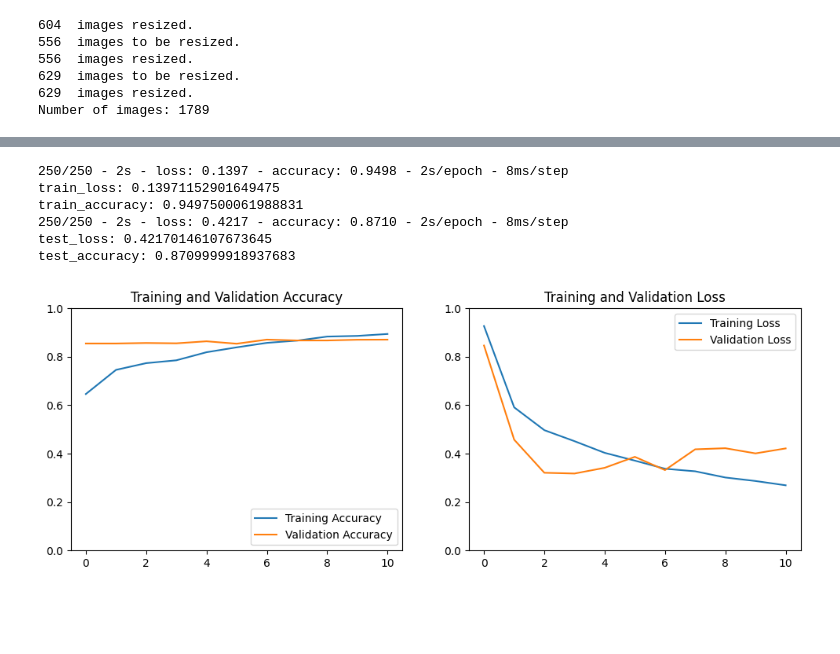
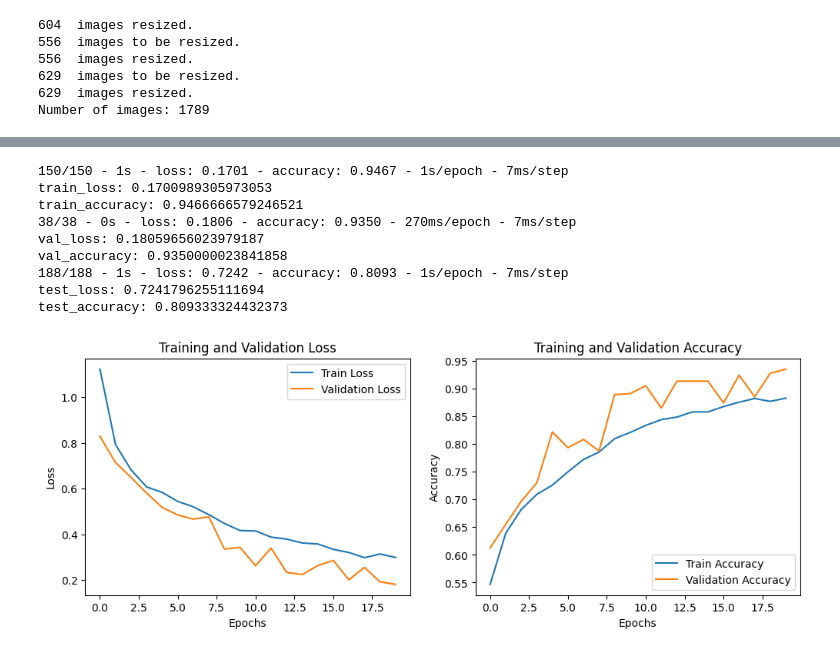
Before and after one commit to HWMV/No_use_repo_Aiffel, a Jupyter notebook: Main_quest/Main_quest3/rock_scissor_paper.ipynb, the cells around one changed output, grey strips where cells are left out. Drawn from its saved outputs; the diff is of its cells as text; code cells hidden in the pictures; blank space fills up the shorter version.

```diff
--- a/Main_quest/Main_quest3/rock_scissor_paper.ipynb
+++ b/Main_quest/Main_quest3/rock_scissor_paper.ipynb
@@ -108,5 +108,16 @@ x_train_norm = x_train / 255.0
 # %% [output]
 Number of images: 3851
+# %%
+# train_test_split 함수 불러오기
+from sklearn.model_selection import train_test_split
+
+
+# Train, Validation 데이터 분리
+x_train, x_val, y_train, y_val = train_test_split(x_data, y_data, test_size=0.2, random_state=42)
+
+# 데이터 정규화
+x_train_norm = x_train / 255.0
+x_val_norm = x_val / 255.0
 # %%
 # Load test data
 # 위 과정 경로만 바꿔서 test data 세팅
@@ -176,7 +187,7 @@ early_stopping = EarlyStopping(monitor='val_loss', patience=7)
 # 학습 및 검증 실행
 history = model.fit(x_train_norm, y_train,
                     epochs=20,
-                    validation_data=(x_test_norm, y_test),
+                    validation_data=(x_val_norm, y_val),
                     callbacks=[early_stopping])
 # %% [output]
 Epoch 1/20
@@ -202,37 +213,47 @@ train_loss, train_accuracy = model.evaluate(x_train_norm, y_train, verbose=2)
 print("train_loss: {} ".format(train_loss))
 print("train_accuracy: {}".format(train_accuracy))
 
+# Model evaluation(Validation)
+val_loss, val_accuracy = model.evaluate(x_val_norm, y_val, verbose=2)
+print("val_loss: {} ".format(val_loss))
+print("val_accuracy: {}".format(val_accuracy))
+
 # Model evaluation(Test)
 test_loss, test_accuracy = model.evaluate(x_test_norm, y_test, verbose=2)
 print("test_loss: {} ".format(test_loss))
 print("test_accuracy: {}".format(test_accuracy))
 # %% [output]
-250/250 - 2s - loss: 0.1397 - accuracy: 0.9498 - 2s/epoch - 8ms/step
-train_loss: 0.13971152901649475
-train_accuracy: 0.9497500061988831
-250/250 - 2s - loss: 0.4217 - accuracy: 0.8710 - 2s/epoch - 8ms/step
-test_loss: 0.42170146107673645
-test_accuracy: 0.8709999918937683
+150/150 - 1s - loss: 0.1701 - accuracy: 0.9467 - 1s/epoch - 7ms/step
+train_loss: 0.1700989305973053
+train_accuracy: 0.9466666579246521
+38/38 - 0s - loss: 0.1806 - accuracy: 0.9350 - 270ms/epoch - 7ms/step
+val_loss: 0.18059656023979187
+val_accuracy: 0.9350000023841858
+188/188 - 1s - loss: 0.7242 - accuracy: 0.8093 - 1s/epoch - 7ms/step
+test_loss: 0.7241796255111694
+test_accuracy: 0.809333324432373
 # %%
 # 시각화
 import matplotlib.pyplot as plt
 
+# Train and Validation Loss 그래프
 plt.figure(figsize=(12, 4))
+plt.subplot(1, 2, 1)
+plt.plot(history.history['loss'], label='Train Loss')
+plt.plot(history.history['val_loss'], label='Validation Loss')
+plt.title('Training and Validation Loss')
+plt.xlabel('Epochs')
+plt.ylabel('Loss')
+plt.legend()
 
-plt.subplot(1, 2, 1)
-plt.plot(history.history['accuracy'], label='Training Accuracy')
+# Train and Validation Accuracy 그래프
+plt.subplot(1, 2, 2)
+plt.plot(history.history['accuracy'], label='Train Accuracy')
 plt.plot(history.history['val_accuracy'], label='Validation Accuracy')
-plt.legend(loc='lower right')
 plt.title('Training and Validation Accuracy')
-plt.ylim([0,1])
-
-plt.subplot(1, 2, 2)
-plt.plot(history.history['loss'], label='Training Loss')
-plt.plot(history.history['val_loss'], label='Validation Loss')
-plt.legend(loc='upper right')
-plt.title('Training and Validation Loss')
-plt.ylim([0,1])
-
+plt.xlabel('Epochs')
+plt.ylabel('Accuracy')
+plt.legend()
 plt.show()
 # %% [output]
-[figure, old version]
+[figure, new version]
```
Also changed, not shown: parts of 5 cells of this notebook.
